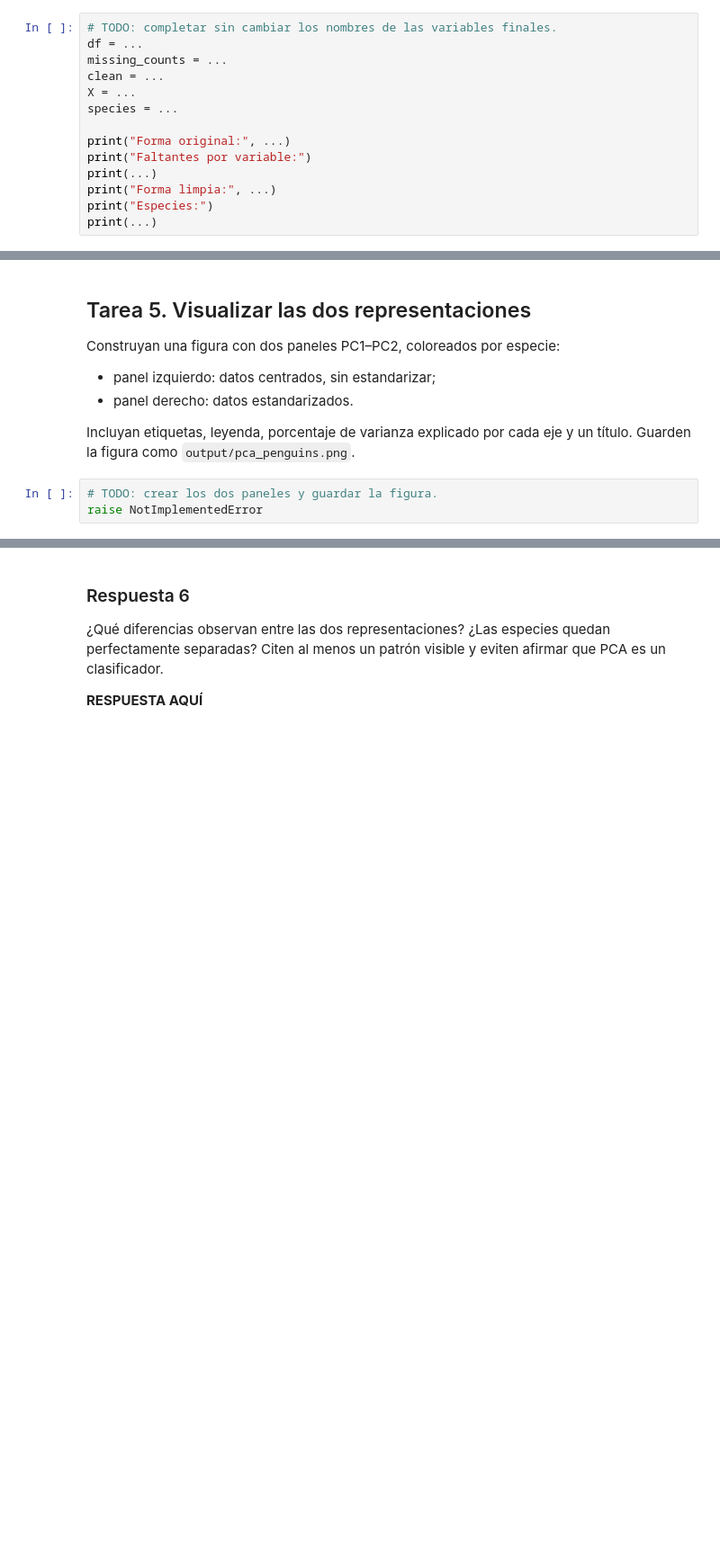
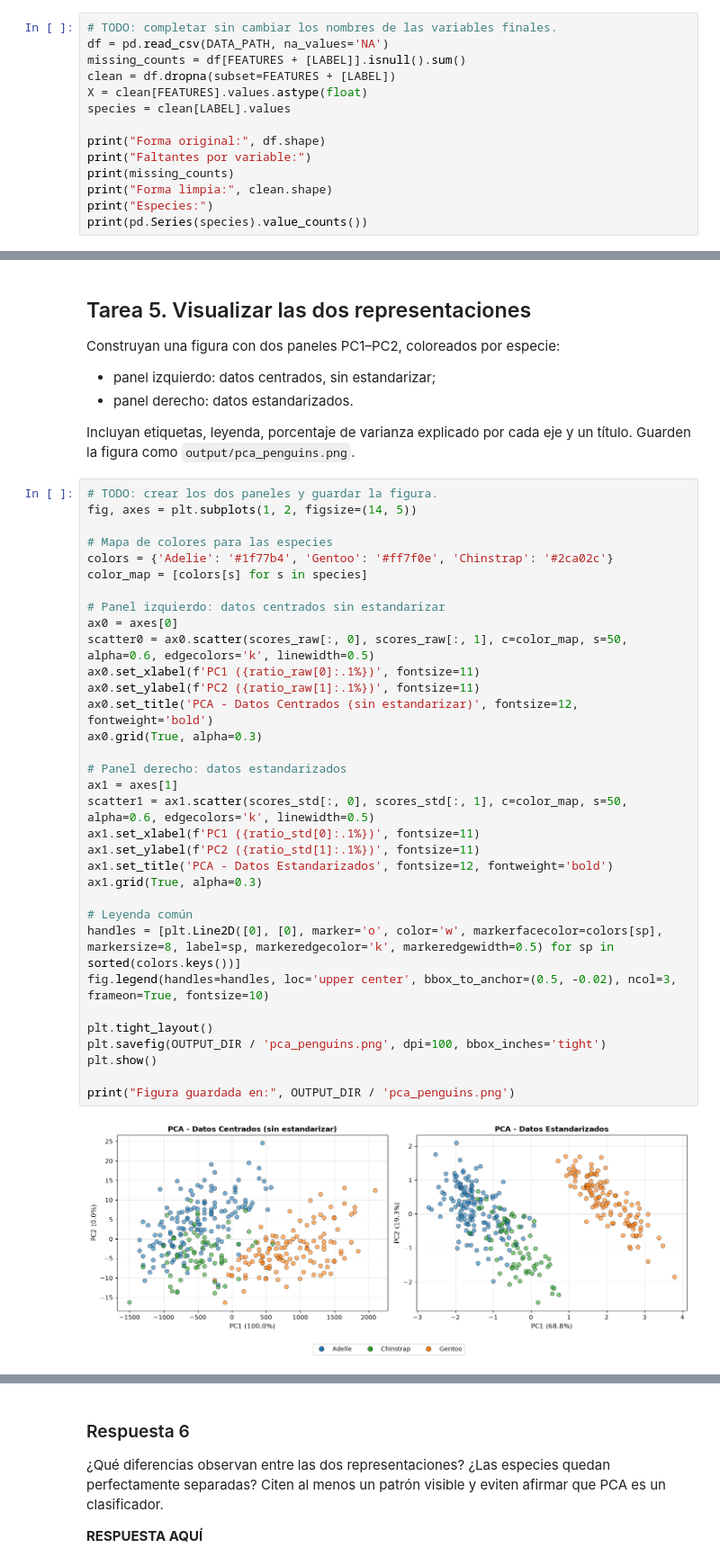
Before and after one commit to AndyEdu-usfq/hackathon2_student, a Jupyter notebook: Hackathon_2_Starter.ipynb, the cells around one changed output, grey strips where cells are left out. Shown at 90% size. Saved outputs shown, nothing was run; the diff lists cells and outputs as text; blank space fills up the shorter version.

```diff
--- a/Hackathon_2_Starter.ipynb
+++ b/Hackathon_2_Starter.ipynb
@@ -57,15 +57,15 @@ LABEL = "species"
 4. Construyan `X` como una matriz `float` de tamaño `(n, 4)` y `species` como vector de etiquetas.
 # %%
 # TODO: completar sin cambiar los nombres de las variables finales.
-df = ...
-missing_counts = ...
-clean = ...
-X = ...
-species = ...
+df = pd.read_csv(DATA_PATH, na_values='NA')
+missing_counts = df[FEATURES + [LABEL]].isnull().sum()
+clean = df.dropna(subset=FEATURES + [LABEL])
+X = clean[FEATURES].values.astype(float)
+species = clean[LABEL].values
 
-print("Forma original:", ...)
+print("Forma original:", df.shape)
 print("Faltantes por variable:")
-print(...)
-print("Forma limpia:", ...)
+print(missing_counts)
+print("Forma limpia:", clean.shape)
 print("Especies:")
-print(...)
+print(pd.Series(species).value_counts())
@@ -164,4 +224,36 @@ Construyan una figura con dos paneles PC1–PC2, coloreados por especie:
 Incluyan etiquetas, leyenda, porcentaje de varianza explicado por cada eje y un título. Guarden la figura como `output/pca_penguins.png`.
 # %%
 # TODO: crear los dos paneles y guardar la figura.
-raise NotImplementedError
+fig, axes = plt.subplots(1, 2, figsize=(14, 5))
+
+# Mapa de colores para las especies
+colors = {'Adelie': '#1f77b4', 'Gentoo': '#ff7f0e', 'Chinstrap': '#2ca02c'}
+color_map = [colors[s] for s in species]
+
+# Panel izquierdo: datos centrados sin estandarizar
+ax0 = axes[0]
+scatter0 = ax0.scatter(scores_raw[:, 0], scores_raw[:, 1], c=color_map, s=50, alpha=0.6, edgecolors='k', linewidth=0.5)
+ax0.set_xlabel(f'PC1 ({ratio_raw[0]:.1%})', fontsize=11)
+ax0.set_ylabel(f'PC2 ({ratio_raw[1]:.1%})', fontsize=11)
+ax0.set_title('PCA - Datos Centrados (sin estandarizar)', fontsize=12, fontweight='bold')
+ax0.grid(True, alpha=0.3)
+
+# Panel derecho: datos estandarizados
+ax1 = axes[1]
+scatter1 = ax1.scatter(scores_std[:, 0], scores_std[:, 1], c=color_map, s=50, alpha=0.6, edgecolors='k', linewidth=0.5)
+ax1.set_xlabel(f'PC1 ({ratio_std[0]:.1%})', fontsize=11)
+ax1.set_ylabel(f'PC2 ({ratio_std[1]:.1%})', fontsize=11)
+ax1.set_title('PCA - Datos Estandarizados', fontsize=12, fontweight='bold')
+ax1.grid(True, alpha=0.3)
+
+# Leyenda común
+handles = [plt.Line2D([0], [0], marker='o', color='w', markerfacecolor=colors[sp], markersize=8, label=sp, markeredgecolor='k', markeredgewidth=0.5) for sp in sorted(colors.keys())]
+fig.legend(handles=handles, loc='upper center', bbox_to_anchor=(0.5, -0.02), ncol=3, frameon=True, fontsize=10)
+
+plt.tight_layout()
+plt.savefig(OUTPUT_DIR / 'pca_penguins.png', dpi=100, bbox_inches='tight')
+plt.show()
+
+print("Figura guardada en:", OUTPUT_DIR / 'pca_penguins.png')
+# %% [output]
+[figure, added]
```
Also changed, not shown: parts of 6 cells of this notebook, 1 other file.
